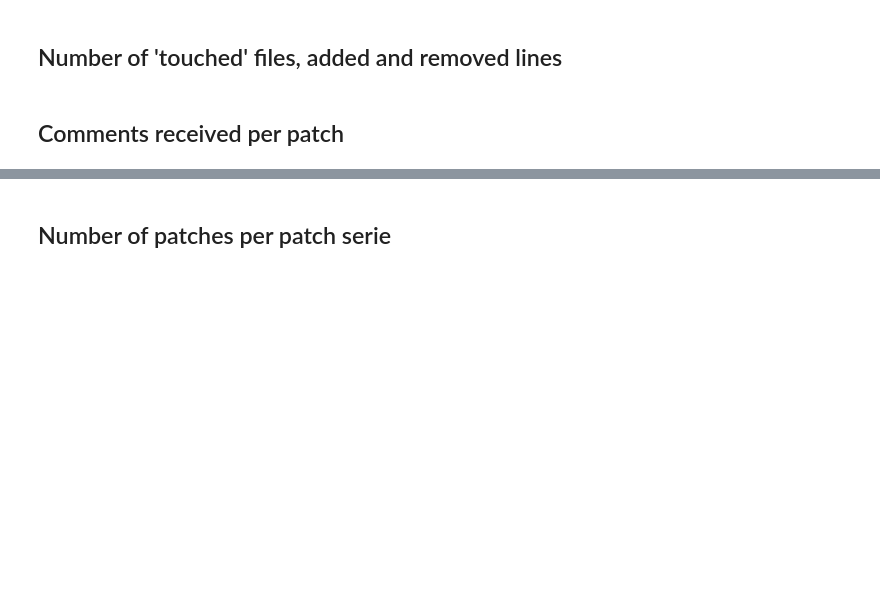
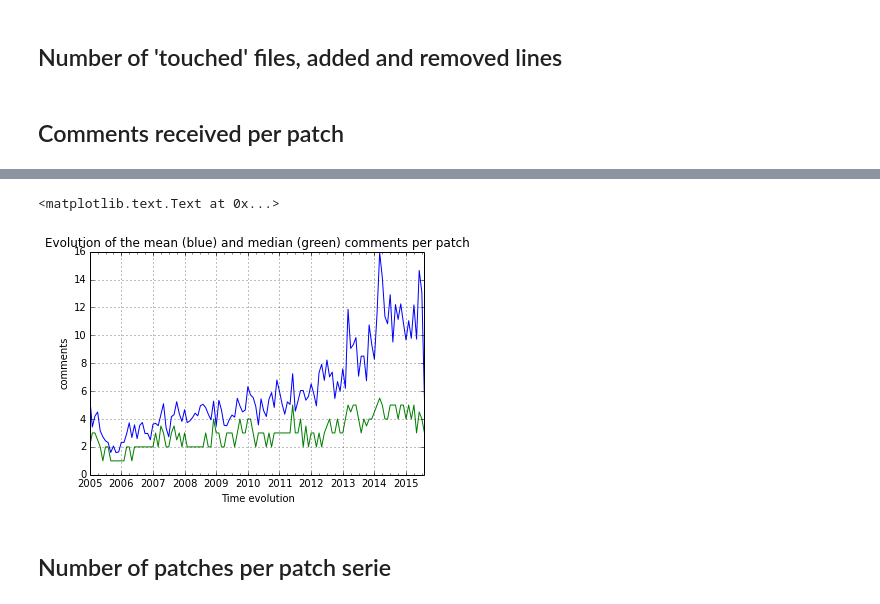
Before and after one commit to dicortazar/ipython-notebooks, a Jupyter notebook: projects/xen-analysis/Code-Review-Metrics.ipynb, the cells around one changed output, grey strips where cells are left out. Cells and saved outputs as stored; diff of their text form; code cells hidden in the pictures; blank space fills up the shorter version.

```diff
--- a/projects/xen-analysis/Code-Review-Metrics.ipynb
+++ b/projects/xen-analysis/Code-Review-Metrics.ipynb
@@ -338,3 +372,20 @@ Metrics to retrieve:
+# %%
+# Comments per patch serie in mean. This is also time series distributed to check if there are more comments per patch series in mean and median
+mean_comments = comments_df.set_index("patch_serie_first_date").resample('M', how={"comments":np.mean})
+median_comments = comments_df.set_index("patch_serie_first_date").resample('M', how={"comments":np.median})
+
+dates = pd.date_range('2005-01', '2015-09', freq='M') # data starting in 2010-10 and ending in 2015-08
+commentsTS = Series(mean_comments["comments"], index=dates)
+comments_medianTS = Series(median_comments["comments"], index=dates)
+
+comments_chart = commentsTS.plot()
+comments_medianTS.plot()
+comments_chart.set_xlabel("Time evolution")
+comments_chart.set_ylabel("comments")
+comments_chart.set_title("Evolution of the mean (blue) and median (green) comments per patch")
+# %% [output]
+<matplotlib.text.Text at 0x...>
+[figure, added]
 # %% [markdown]
 ## Number of patches per patch serie
 # %%
```
Also changed, not shown: parts of 3 cells of this notebook.
